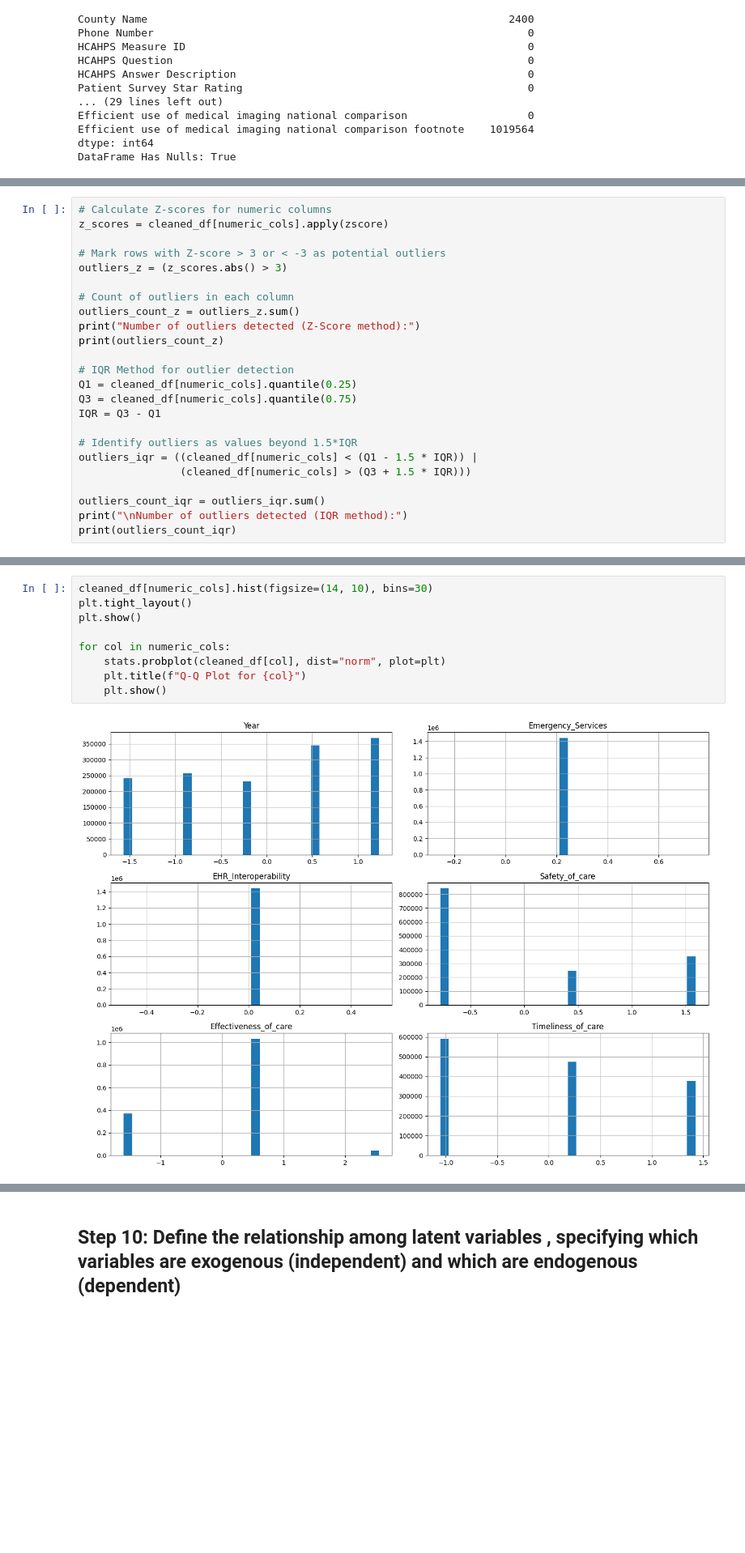
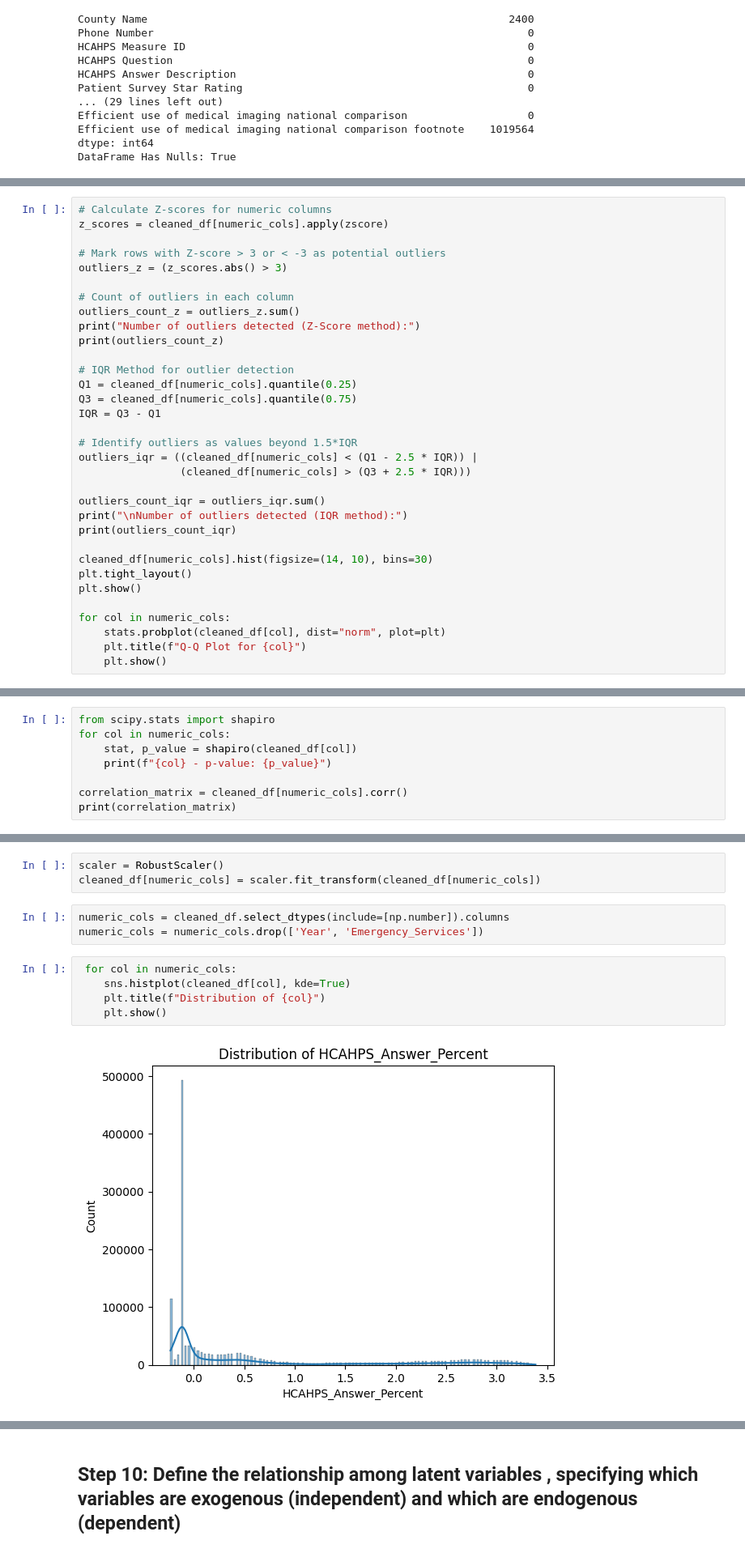
Before and after one commit to Valiyantt/CS3F-Elec, a Jupyter notebook: Group_1_Structured_Equation_Modeling.ipynb, the cells around one changed output, grey strips where cells are left out. Shown at 81% size. Drawn from its saved outputs; the diff is of its cells as text; blank space fills up the shorter version.

```diff
--- a/Group_1_Structured_Equation_Modeling.ipynb
+++ b/Group_1_Structured_Equation_Modeling.ipynb
@@ -456,11 +434,20 @@ Q3 = cleaned_df[numeric_cols].quantile(0.75)
 IQR = Q3 - Q1
 
 # Identify outliers as values beyond 1.5*IQR
-outliers_iqr = ((cleaned_df[numeric_cols] < (Q1 - 1.5 * IQR)) |
-                (cleaned_df[numeric_cols] > (Q3 + 1.5 * IQR)))
+outliers_iqr = ((cleaned_df[numeric_cols] < (Q1 - 2.5 * IQR)) |
+                (cleaned_df[numeric_cols] > (Q3 + 2.5 * IQR)))
 
 outliers_count_iqr = outliers_iqr.sum()
 print("\nNumber of outliers detected (IQR method):")
 print(outliers_count_iqr)
+
+cleaned_df[numeric_cols].hist(figsize=(14, 10), bins=30)
+plt.tight_layout()
+plt.show()
+
+for col in numeric_cols:
+    stats.probplot(cleaned_df[col], dist="norm", plot=plt)
+    plt.title(f"Q-Q Plot for {col}")
+    plt.show()
 # %% [output]
 Number of outliers detected (Z-Score method):
@@ -482,0 +519,8 @@ dtype: int64
+# %%
+from scipy.stats import shapiro
+for col in numeric_cols:
+    stat, p_value = shapiro(cleaned_df[col])
+    print(f"{col} - p-value: {p_value}")
+
+correlation_matrix = cleaned_df[numeric_cols].corr()
+print(correlation_matrix)
@@ -483,11 +547,13 @@ dtype: int64
+# %%
+scaler = RobustScaler()
+cleaned_df[numeric_cols] = scaler.fit_transform(cleaned_df[numeric_cols])
+# %%
+numeric_cols = cleaned_df.select_dtypes(include=[np.number]).columns
+numeric_cols = numeric_cols.drop(['Year', 'Emergency_Services'])
 # %%
-cleaned_df[numeric_cols].hist(figsize=(14, 10), bins=30)
-plt.tight_layout()
-plt.show()
-
-for col in numeric_cols:
-    stats.probplot(cleaned_df[col], dist="norm", plot=plt)
-    plt.title(f"Q-Q Plot for {col}")
+ for col in numeric_cols:
+    sns.histplot(cleaned_df[col], kde=True)
+    plt.title(f"Distribution of {col}")
     plt.show()
 # %% [output]
-[figure, old version]
+[figure, new version]
```
Also changed, not shown: parts of 50 cells of this notebook.
